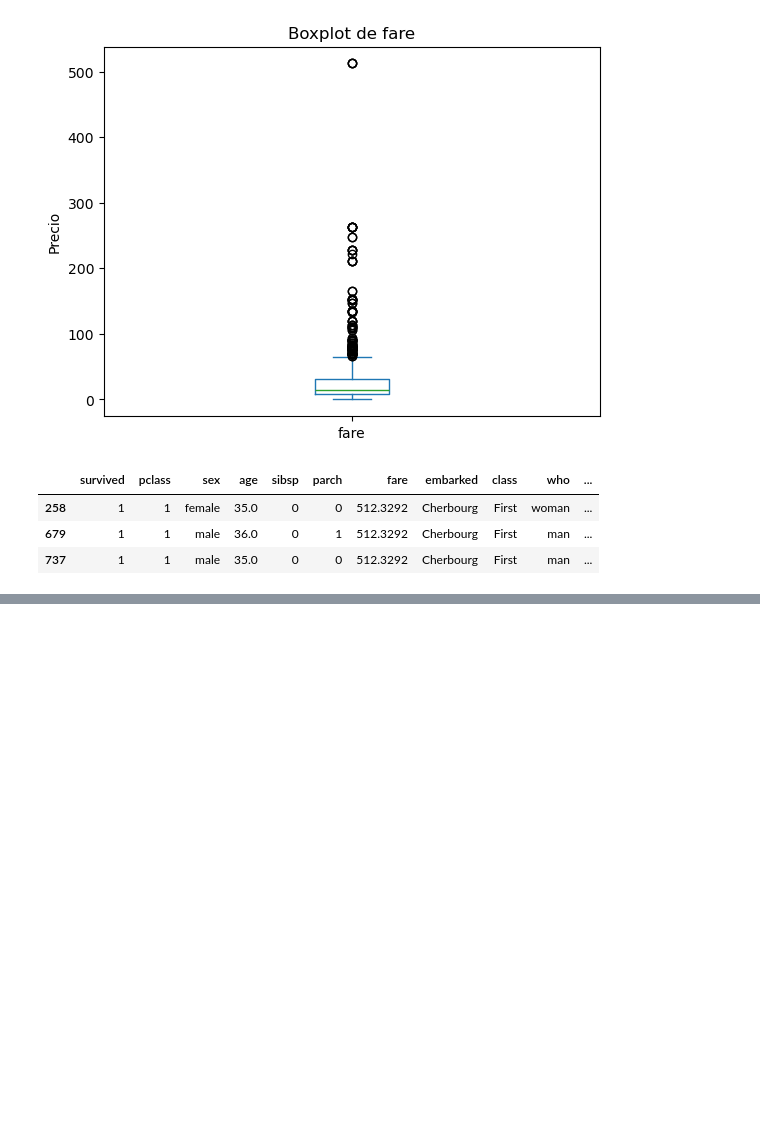
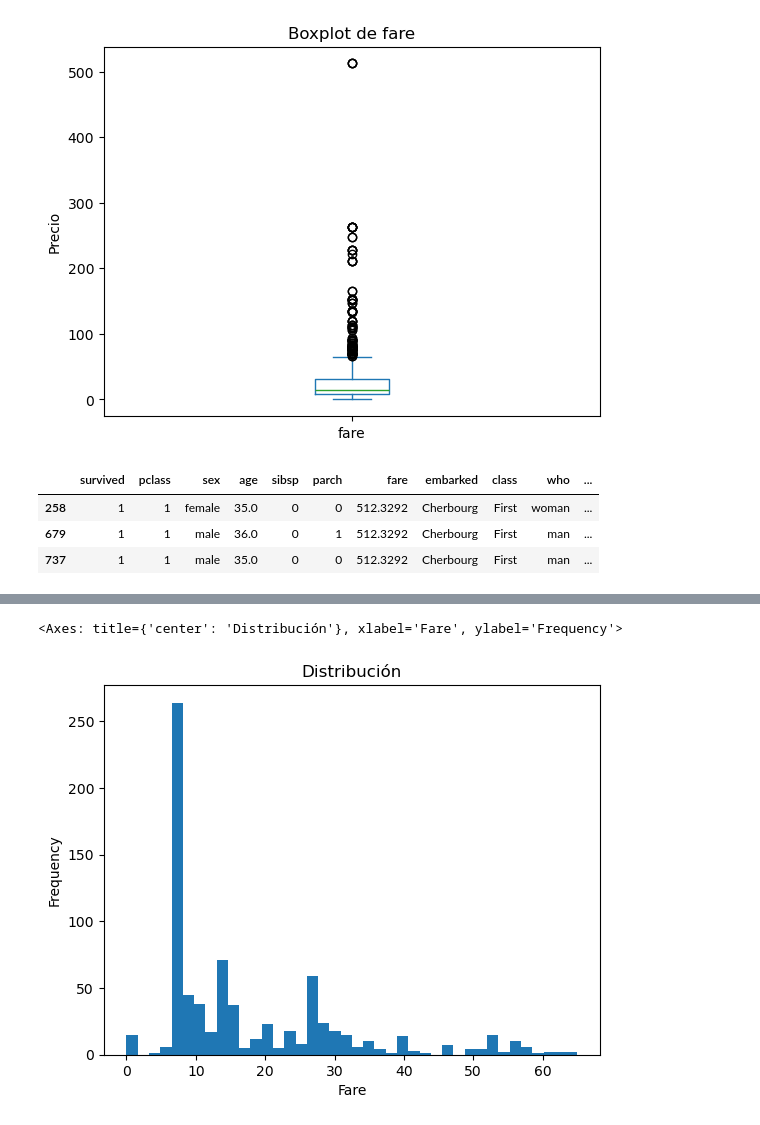
Before and after one commit to aaerror/ONLINE_DS_THEBRIDGE_AAC, a Jupyter notebook: sprint_07/univariante/univariante.ipynb, the cells around one changed output, grey strips where cells are left out. Cells and saved outputs as stored; diff of their text form; code cells hidden in the pictures; blank space fills up the shorter version.

```diff
--- a/sprint_07/univariante/univariante.ipynb
+++ b/sprint_07/univariante/univariante.ipynb
@@ -540,0 +588,7 @@ df_titanic.loc[gte]
+# %%
+df_titanic.query(query)["fare"].plot.hist(bins=40,
+										  xlabel="Fare",
+										  title="Distribución")
+# %% [output]
+<Axes: title={'center': 'Distribución'}, xlabel='Fare', ylabel='Frequency'>
+[figure, added]
```
Also changed, not shown: parts of 9 cells of this notebook.
